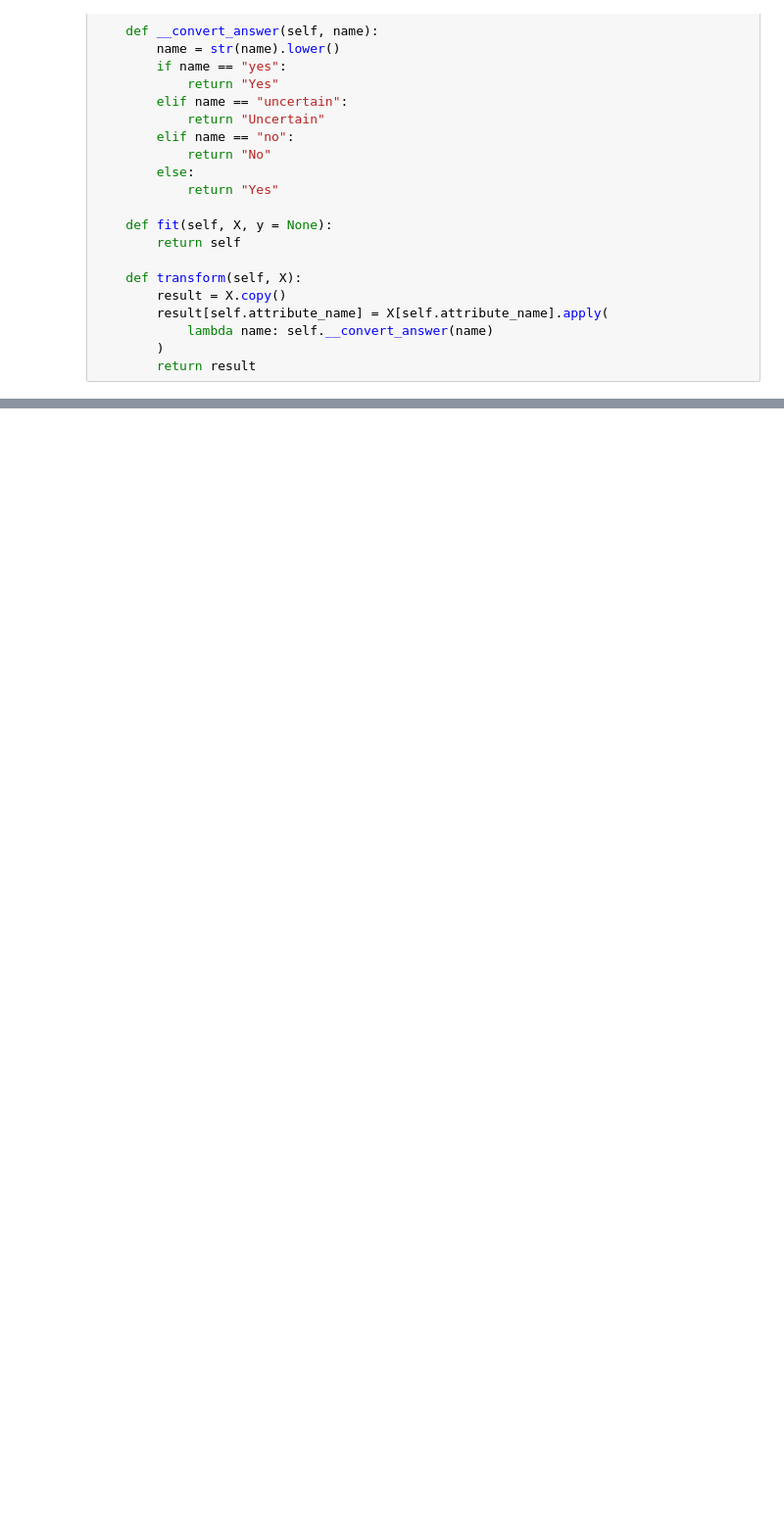
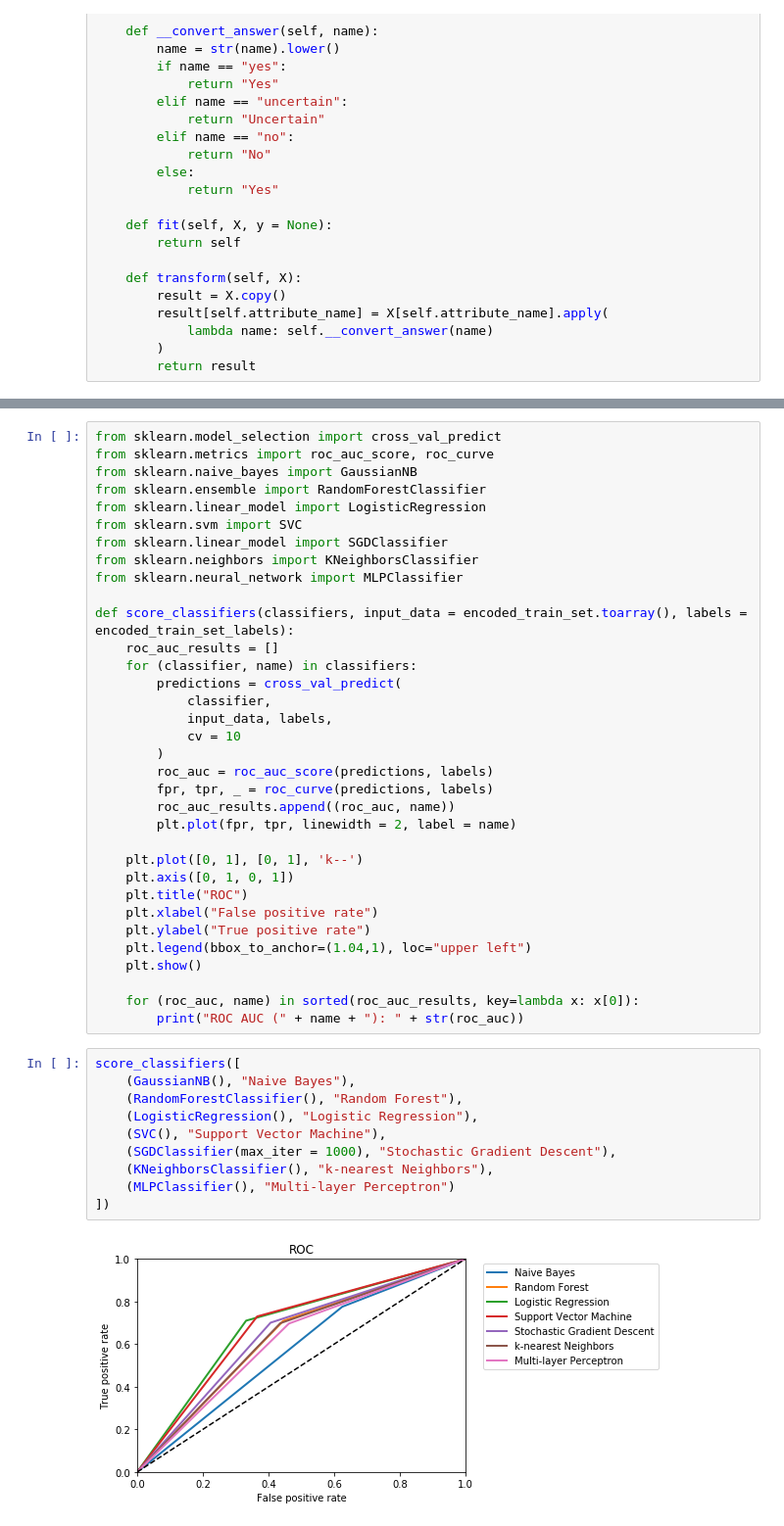
Before and after one commit to mikulskibartosz/the-interview-attendance-problem, a Jupyter notebook: prediction.ipynb, the cells around one changed output, grey strips where cells are left out. Shown: that part at 98% size. Cells and saved outputs as stored; diff of their text form; blank space fills up the shorter version.

Commit message:
ML model

```diff
--- a/prediction.ipynb
+++ b/prediction.ipynb
@@ -379,0 +586,46 @@ Name: Marital Status, dtype: int64
+# %%
+from sklearn.model_selection import cross_val_predict
+from sklearn.metrics import roc_auc_score, roc_curve
+from sklearn.naive_bayes import GaussianNB
+from sklearn.ensemble import RandomForestClassifier
+from sklearn.linear_model import LogisticRegression
+from sklearn.svm import SVC
+from sklearn.linear_model import SGDClassifier
+from sklearn.neighbors import KNeighborsClassifier
+from sklearn.neural_network import MLPClassifier
+
+def score_classifiers(classifiers, input_data = encoded_train_set.toarray(), labels = encoded_train_set_labels):
+    roc_auc_results = []
+    for (classifier, name) in classifiers:
+        predictions = cross_val_predict(
+            classifier,
+            input_data, labels,
+            cv = 10
+        )
+        roc_auc = roc_auc_score(predictions, labels)
+        fpr, tpr, _ = roc_curve(predictions, labels)
+        roc_auc_results.append((roc_auc, name))
+        plt.plot(fpr, tpr, linewidth = 2, label = name)
+
+    plt.plot([0, 1], [0, 1], 'k--')
+    plt.axis([0, 1, 0, 1])
+    plt.title("ROC")
+    plt.xlabel("False positive rate")
+    plt.ylabel("True positive rate")
+    plt.legend(bbox_to_anchor=(1.04,1), loc="upper left")
+    plt.show()
+
+    for (roc_auc, name) in sorted(roc_auc_results, key=lambda x: x[0]):
+        print("ROC AUC (" + name + "): " + str(roc_auc))
+# %%
+score_classifiers([
+    (GaussianNB(), "Naive Bayes"),
+    (RandomForestClassifier(), "Random Forest"),
+    (LogisticRegression(), "Logistic Regression"),
+    (SVC(), "Support Vector Machine"),
+    (SGDClassifier(max_iter = 1000), "Stochastic Gradient Descent"),
+    (KNeighborsClassifier(), "k-nearest Neighbors"),
+    (MLPClassifier(), "Multi-layer Perceptron")
+])
+# %% [output]
+[figure, added]
```
Also changed, not shown: parts of 30 cells of this notebook.
